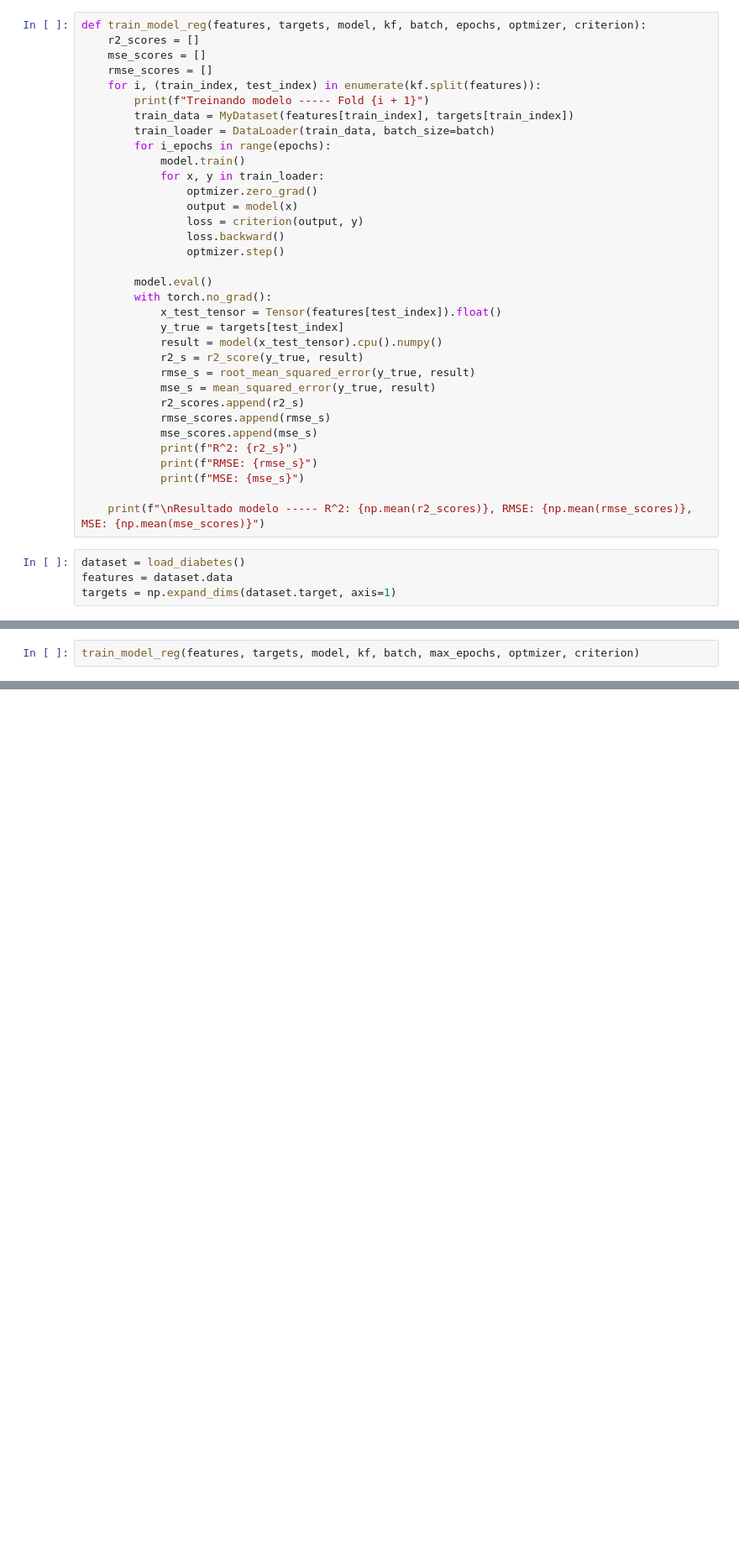
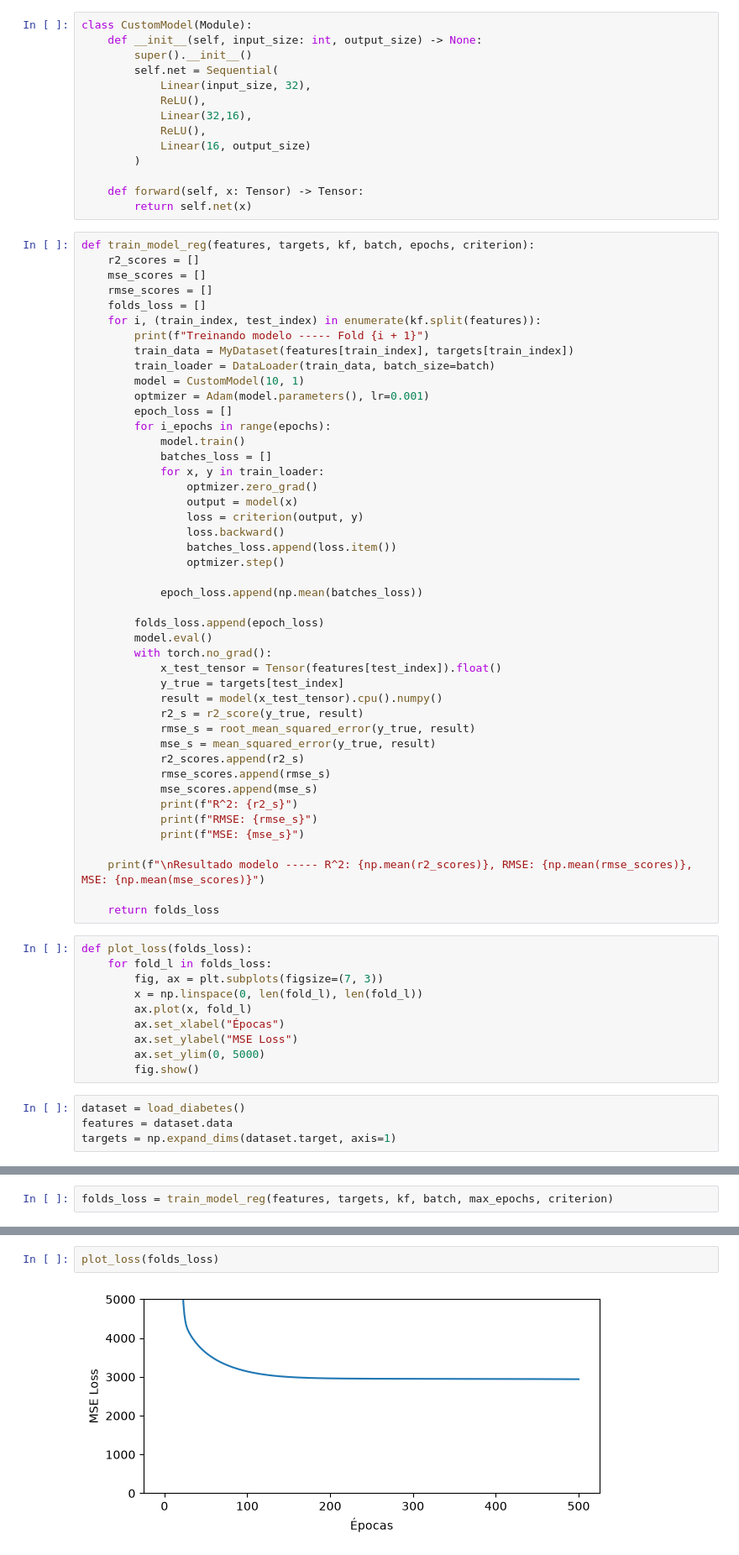
Before and after one commit to Hawkie06/BootcampIA, a Jupyter notebook: aprendendo_machineL/parte_2/rna_reg.ipynb, the cells around one changed output, grey strips where cells are left out. Shown at 84% size. Saved outputs shown, nothing was run; the diff lists cells and outputs as text; blank space fills up the shorter version.

```diff
--- a/aprendendo_machineL/parte_2/rna_reg.ipynb
+++ b/aprendendo_machineL/parte_2/rna_reg.ipynb
@@ -20,24 +21,47 @@ class MyDataset(Dataset):
     def __getitem__(self, idx: int) -> tuple[Tensor, Tensor]:
         int(idx)
         return self._x[idx], self._y[idx]
+# %%
+class CustomModel(Module):
+    def __init__(self, input_size: int, output_size) -> None:
+        super().__init__()
+        self.net = Sequential(
+            Linear(input_size, 32),
+            ReLU(),
+            Linear(32,16),
+            ReLU(),
+            Linear(16, output_size)
+        )
+
+    def forward(self, x: Tensor) -> Tensor:
+        return self.net(x)
 # %%
-def train_model_reg(features, targets, model, kf, batch, epochs, optmizer, criterion):
+def train_model_reg(features, targets, kf, batch, epochs, criterion):
     r2_scores = []
     mse_scores = []
     rmse_scores = []
+    folds_loss = []
     for i, (train_index, test_index) in enumerate(kf.split(features)):
         print(f"Treinando modelo ----- Fold {i + 1}")
         train_data = MyDataset(features[train_index], targets[train_index])
         train_loader = DataLoader(train_data, batch_size=batch)
+        model = CustomModel(10, 1)
+        optmizer = Adam(model.parameters(), lr=0.001)
+        epoch_loss = []
         for i_epochs in range(epochs):
             model.train()
+            batches_loss = []
             for x, y in train_loader:
                 optmizer.zero_grad()
                 output = model(x)
                 loss = criterion(output, y)
                 loss.backward()
+                batches_loss.append(loss.item())
                 optmizer.step()
 
+            epoch_loss.append(np.mean(batches_loss))
+
+        folds_loss.append(epoch_loss)
         model.eval()
         with torch.no_grad():
             x_test_tensor = Tensor(features[test_index]).float()
@@ -54,6 +78,18 @@ def train_model_reg(features, targets, model, kf, batch, epochs, optmizer, crite
             print(f"MSE: {mse_s}")
 
     print(f"\nResultado modelo ----- R^2: {np.mean(r2_scores)}, RMSE: {np.mean(rmse_scores)}, MSE: {np.mean(mse_scores)}")
+
+    return folds_loss
+# %%
+def plot_loss(folds_loss):
+    for fold_l in folds_loss:
+        fig, ax = plt.subplots(figsize=(7, 3))
+        x = np.linspace(0, len(fold_l), len(fold_l))
+        ax.plot(x, fold_l)
+        ax.set_xlabel("Épocas")
+        ax.set_ylabel("MSE Loss")
+        ax.set_ylim(0, 5000)
+        fig.show()
 # %%
 dataset = load_diabetes()
 features = dataset.data
@@ -73,4 +100,4 @@ max_epochs = 500
 batch = 12
 kf = KFold(n_splits=5, shuffle=True)
 # %%
-train_model_reg(features, targets, model, kf, batch, max_epochs, optmizer, criterion)
+folds_loss = train_model_reg(features, targets, kf, batch, max_epochs, criterion)
@@ -76,0 +122,4 @@ train_model_reg(features, targets, model, kf, batch, max_epochs, optmizer, crite
+# %%
+plot_loss(folds_loss)
+# %% [output]
+[figure, added]
```
Also changed, not shown: parts of 5 cells of this notebook, 2 other files.
